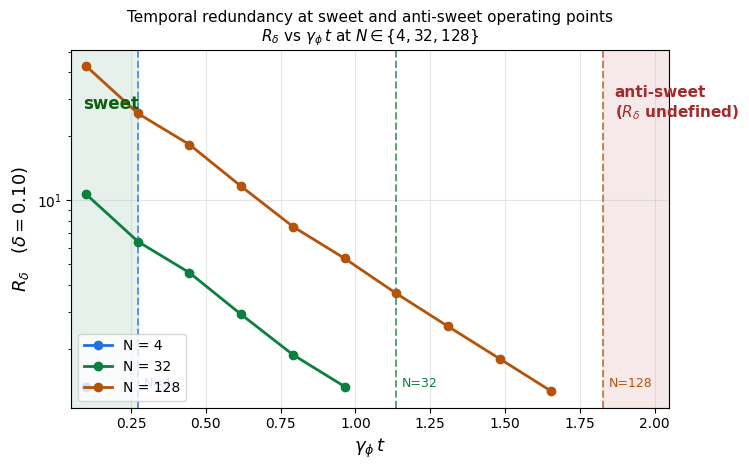
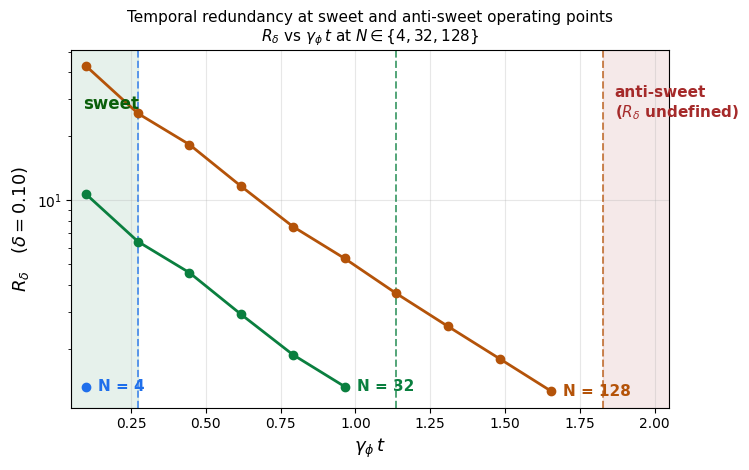
Code edit (unified diff) that turned the first committed figure into the second:
--- before
+++ after
@@ -6,4 +6,5 @@
 # Anti-sweet region = where NO N keeps R_delta well-defined (gamma_phi*t > max boundary).
 # Per-N boundary marked with a dashed vertical line (rising with N per MN v0.3 §8.2).
+# Curves identified by direct end-of-curve N labels (no legend; the labels suffice).
 
 b_n_values = [4, 32, 128]
@@ -18,5 +19,5 @@
         xs, ys = zip(*pts)
         ax_b.plot(xs, ys, 'o-', color=colors_b[n],
-                  label=f'N = {n}', linewidth=2.0, markersize=6, zorder=3)
+                  linewidth=2.0, markersize=6, zorder=3)
 
 # Per-N undefined-boundary vertical lines
@@ -42,5 +43,5 @@
 ax_b.axvspan(b_max, xlim_r, alpha=0.10, color='#a52a2a', zorder=0)
 
-# Annotations
+# Sweet / anti-sweet region annotations
 y_anno = 10 ** (np.log10(ylim[0]) + 0.85 * (np.log10(ylim[1]) - np.log10(ylim[0])))
 ax_b.text(xlim_l + 0.04, y_anno, 'sweet',
@@ -49,13 +50,13 @@
           color='#a52a2a', fontsize=11, fontweight='bold', ha='left', va='center')
 
-# Per-N boundary labels
-y_label = 10 ** (np.log10(ylim[0]) + 0.05 * (np.log10(ylim[1]) - np.log10(ylim[0])))
+# Direct end-of-curve N labels (replaces the legend; the dashed boundary lines + matching
+# colour visually link each label to its curve and its threshold).
 for n in b_n_values:
-    b = cur['undefined_boundary'][n]
-    if b is not None:
-        ax_b.text(b + 0.02, y_label, f'N={n}', color=colors_b[n],
-                  fontsize=9, ha='left', va='bottom')
+    pts = [(row[0], row[2]) for row in cur['grid'][n] if row[2] is not None]
+    if pts:
+        last_x, last_y = pts[-1]
+        ax_b.text(last_x + 0.04, last_y, f'N = {n}', color=colors_b[n],
+                  fontsize=11, fontweight='bold', ha='left', va='center', zorder=4)
 
-ax_b.legend(loc='lower left', frameon=True, fontsize=10)
 ax_b.set_title('Temporal redundancy at sweet and anti-sweet operating points\n'
                r'$R_\delta$ vs $\gamma_\phi\,t$ at $N \in \{4, 32, 128\}$',

Commit: HV-DRAFT-001 figure refinements: Figure 3 legend removed (end-of-curve N labels); Figure 4 anti-sweet label moved into pink region + explicit colorbar ticks